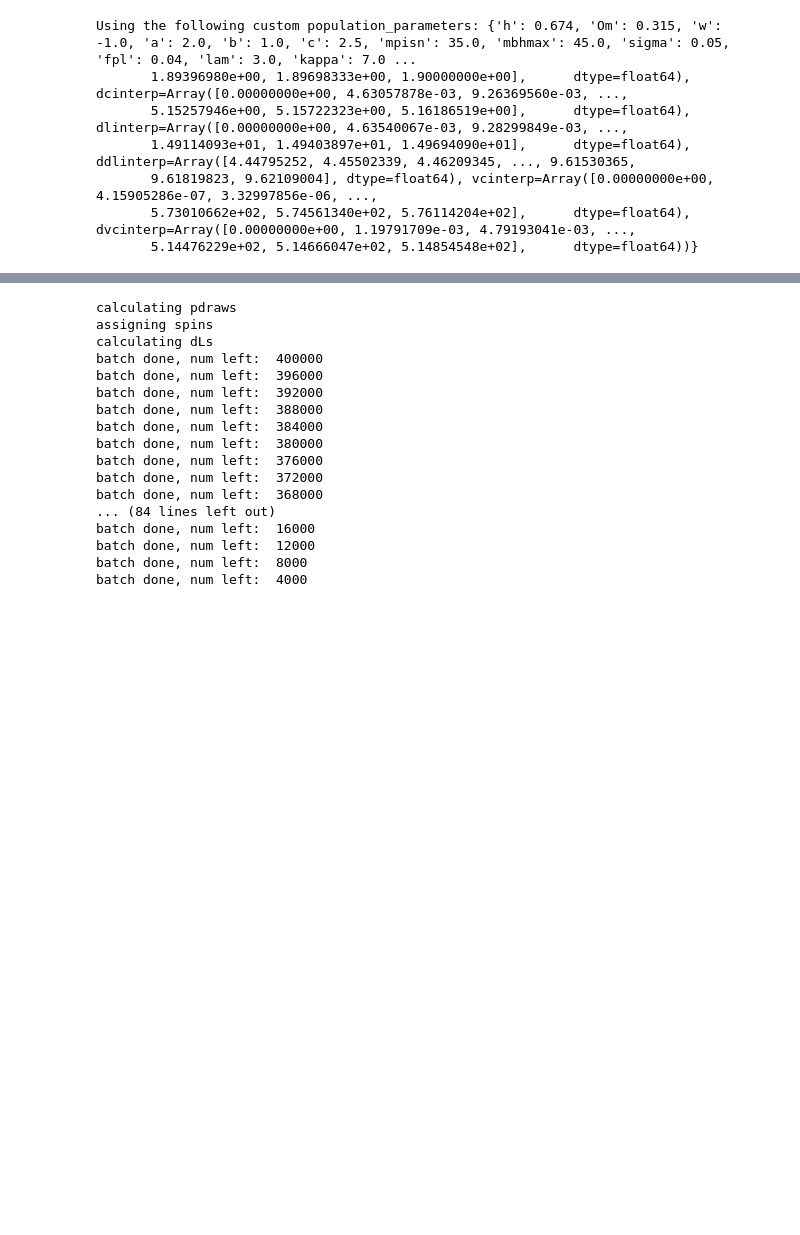
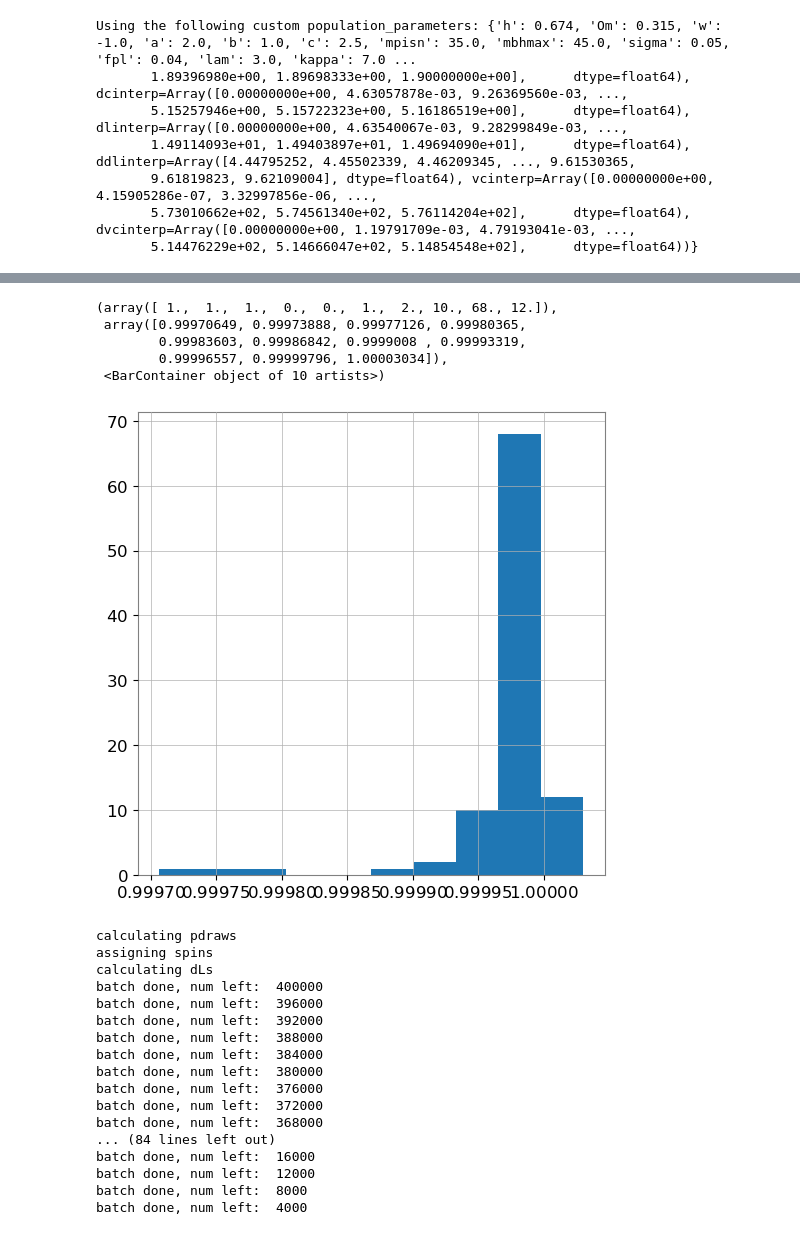
Before and after one commit to abby-moran/GW_pop_cosmo_inference, a Jupyter notebook: src/redone_gen.ipynb, the cells around one changed output, grey strips where cells are left out. Drawn from its saved outputs; the diff is of its cells as text; code cells hidden in the pictures; blank space fills up the shorter version.

```diff
--- a/src/redone_gen.ipynb
+++ b/src/redone_gen.ipynb
@@ -72,4 +73,5 @@ Using the following custom population_parameters: {'h': 0.674, 'Om': 0.315, 'w':
        5.73010662e+02, 5.74561340e+02, 5.76114204e+02],      dtype=float64), dvcinterp=Array([0.00000000e+00, 1.19791709e-03, 4.79193041e-03, ...,
        5.14476229e+02, 5.14666047e+02, 5.14854548e+02],      dtype=float64))}
 # %%
-population_parameters['c']
+ndraw=int(1e2)
+import scipy
@@ -138,3 +175,0 @@ class PowerLawPDF(object):
-# %%
-ndraw=int(4e5)
-import scipy
@@ -140,0 +215,9 @@ import scipy
+# %%
+grid = np.load("snr_grid_m1det.npz")
+
+m1_grid  = grid["m1_grid"]
+q_grid   = grid["q_grid"]
+snr_grid = grid["snr_grid"]
+dL_fid   = float(grid["dL_fid"])
+
+log_snr_interp = RegularGridInterpolator((m1_grid, q_grid), np.log(snr_grid), bounds_error=False, fill_value=-np.inf)
@@ -141,3 +362,12 @@ import scipy
+# %%
+plt.hist(df_pd['SNR']/df_pd['SNR_old'])
+# %% [output]
+(array([ 1.,  1.,  1.,  0.,  0.,  1.,  2., 10., 68., 12.]),
+ array([0.99970649, 0.99973888, 0.99977126, 0.99980365,
+        0.99983603, 0.99986842, 0.9999008 , 0.99993319,
+        0.99996557, 0.99999796, 1.00003034]),
+ <BarContainer object of 10 artists>)
+[figure, added]
 # %%
 a=(0-population_parameters["zp"])/(population_parameters["zp"])
 b=(population_parameters["zmax"]-population_parameters["zp"])/(population_parameters["zp"])
```
Also changed, not shown: parts of 6 cells of this notebook, 1 other file.
